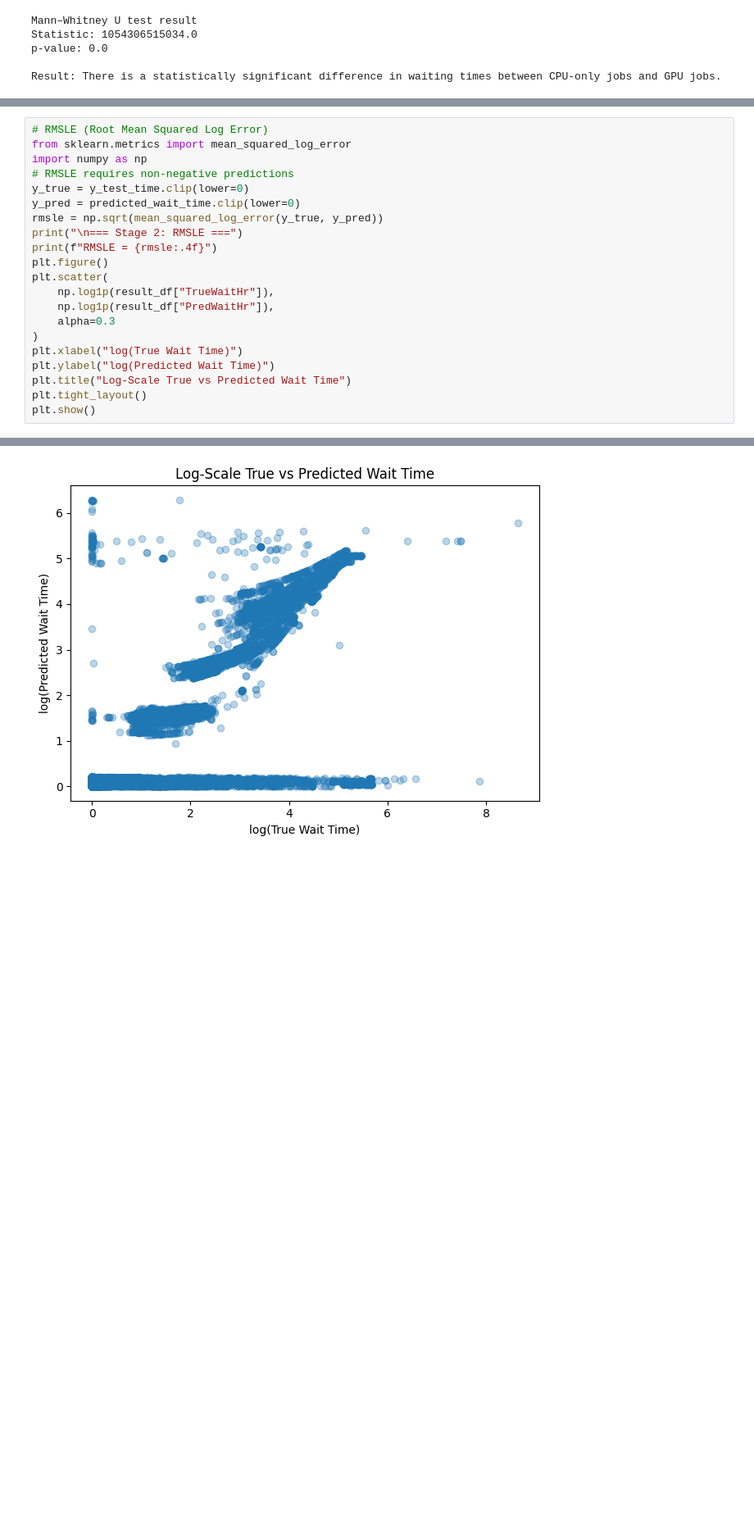
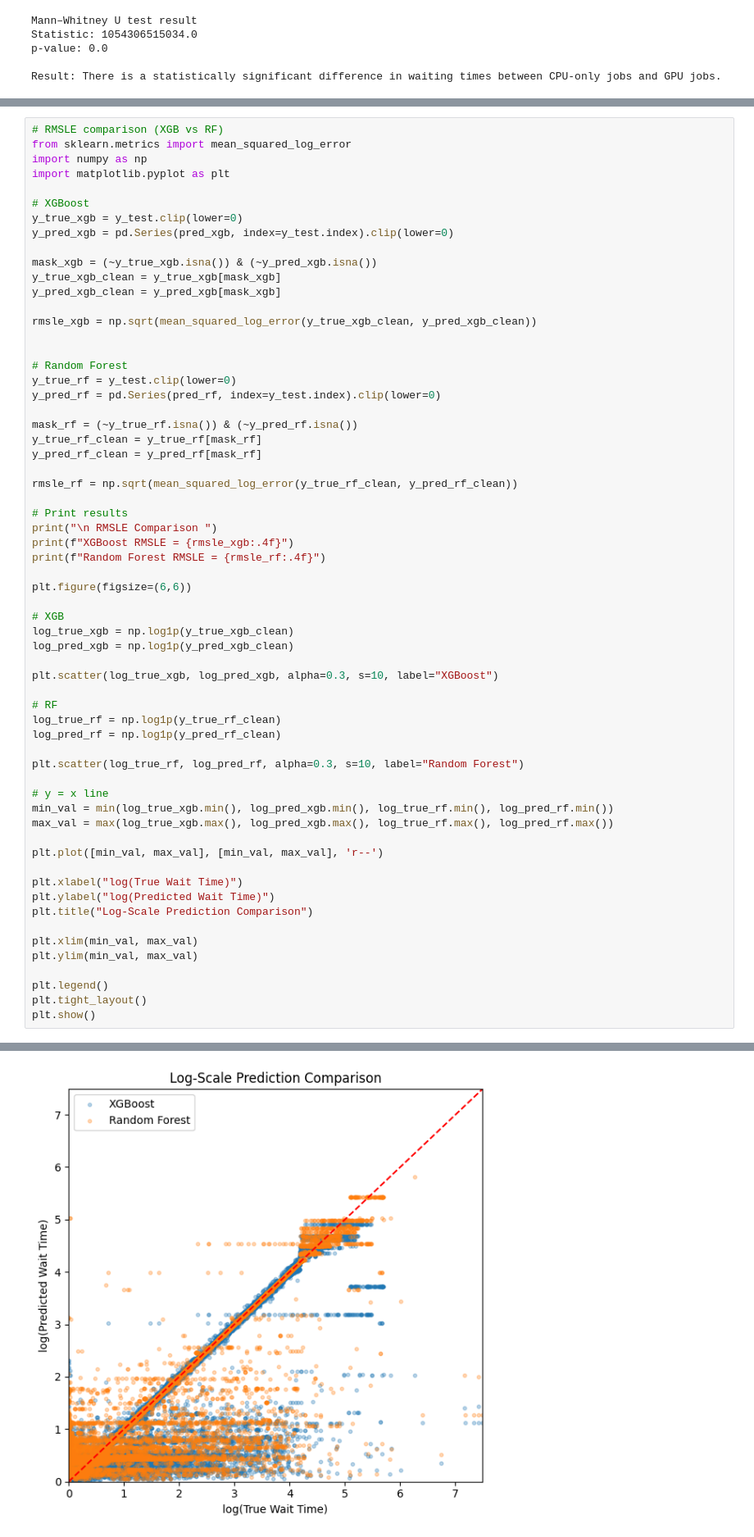
Before and after one commit to Jiachen-Cong-UIUC/STAT427-Jiachen-Cong, a Jupyter notebook: Job Submission Behavior & Execution Schedules & Queue Modeling.ipynb, the cells around one changed output, grey strips where cells are left out. Shown at 82% size. Cells and saved outputs as stored; diff of their text form; blank space fills up the shorter version.

```diff
--- a/Job Submission Behavior & Execution Schedules & Queue Modeling.ipynb
+++ b/Job Submission Behavior & Execution Schedules & Queue Modeling.ipynb
@@ -744,22 +677,63 @@ plt.show()
 # %%
-# RMSLE (Root Mean Squared Log Error)
+# RMSLE comparison (XGB vs RF)
 from sklearn.metrics import mean_squared_log_error
 import numpy as np
-# RMSLE requires non-negative predictions
-y_true = y_test_time.clip(lower=0)
-y_pred = predicted_wait_time.clip(lower=0)
-rmsle = np.sqrt(mean_squared_log_error(y_true, y_pred))
-print("\n=== Stage 2: RMSLE ===")
-print(f"RMSLE = {rmsle:.4f}")
-plt.figure()
-plt.scatter(
-    np.log1p(result_df["TrueWaitHr"]),
-    np.log1p(result_df["PredWaitHr"]),
-    alpha=0.3
-)
+import matplotlib.pyplot as plt
+
+# XGBoost
+y_true_xgb = y_test.clip(lower=0)
+y_pred_xgb = pd.Series(pred_xgb, index=y_test.index).clip(lower=0)
+
+mask_xgb = (~y_true_xgb.isna()) & (~y_pred_xgb.isna())
+y_true_xgb_clean = y_true_xgb[mask_xgb]
+y_pred_xgb_clean = y_pred_xgb[mask_xgb]
+
+rmsle_xgb = np.sqrt(mean_squared_log_error(y_true_xgb_clean, y_pred_xgb_clean))
+
+
+# Random Forest
+y_true_rf = y_test.clip(lower=0)
+y_pred_rf = pd.Series(pred_rf, index=y_test.index).clip(lower=0)
+
+mask_rf = (~y_true_rf.isna()) & (~y_pred_rf.isna())
+y_true_rf_clean = y_true_rf[mask_rf]
+y_pred_rf_clean = y_pred_rf[mask_rf]
+
+rmsle_rf = np.sqrt(mean_squared_log_error(y_true_rf_clean, y_pred_rf_clean))
+
+# Print results
+print("\n RMSLE Comparison ")
+print(f"XGBoost RMSLE = {rmsle_xgb:.4f}")
+print(f"Random Forest RMSLE = {rmsle_rf:.4f}")
+
+plt.figure(figsize=(6,6))
+
+# XGB
+log_true_xgb = np.log1p(y_true_xgb_clean)
+log_pred_xgb = np.log1p(y_pred_xgb_clean)
+
+plt.scatter(log_true_xgb, log_pred_xgb, alpha=0.3, s=10, label="XGBoost")
+
+# RF
+log_true_rf = np.log1p(y_true_rf_clean)
+log_pred_rf = np.log1p(y_pred_rf_clean)
+
+plt.scatter(log_true_rf, log_pred_rf, alpha=0.3, s=10, label="Random Forest")
+
+# y = x line
+min_val = min(log_true_xgb.min(), log_pred_xgb.min(), log_true_rf.min(), log_pred_rf.min())
+max_val = max(log_true_xgb.max(), log_pred_xgb.max(), log_true_rf.max(), log_pred_rf.max())
+
+plt.plot([min_val, max_val], [min_val, max_val], 'r--')
+
 plt.xlabel("log(True Wait Time)")
 plt.ylabel("log(Predicted Wait Time)")
-plt.title("Log-Scale True vs Predicted Wait Time")
+plt.title("Log-Scale Prediction Comparison")
+
+plt.xlim(min_val, max_val)
+plt.ylim(min_val, max_val)
+
+plt.legend()
 plt.tight_layout()
 plt.show()
 # %% [output]
@@ -768 +743 @@ RMSLE = 0.7653
-[figure, old version]
+[figure, new version]
```
Also changed, not shown: parts of 27 cells of this notebook.
